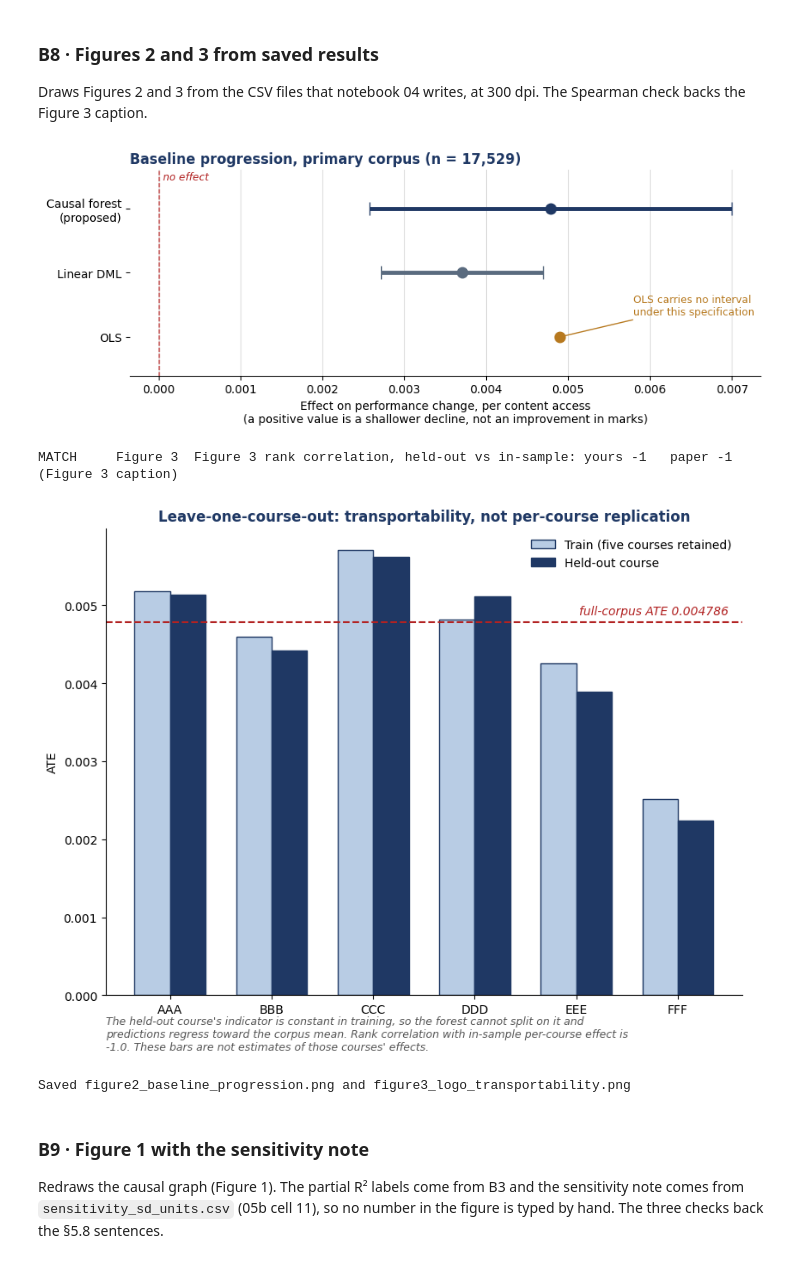
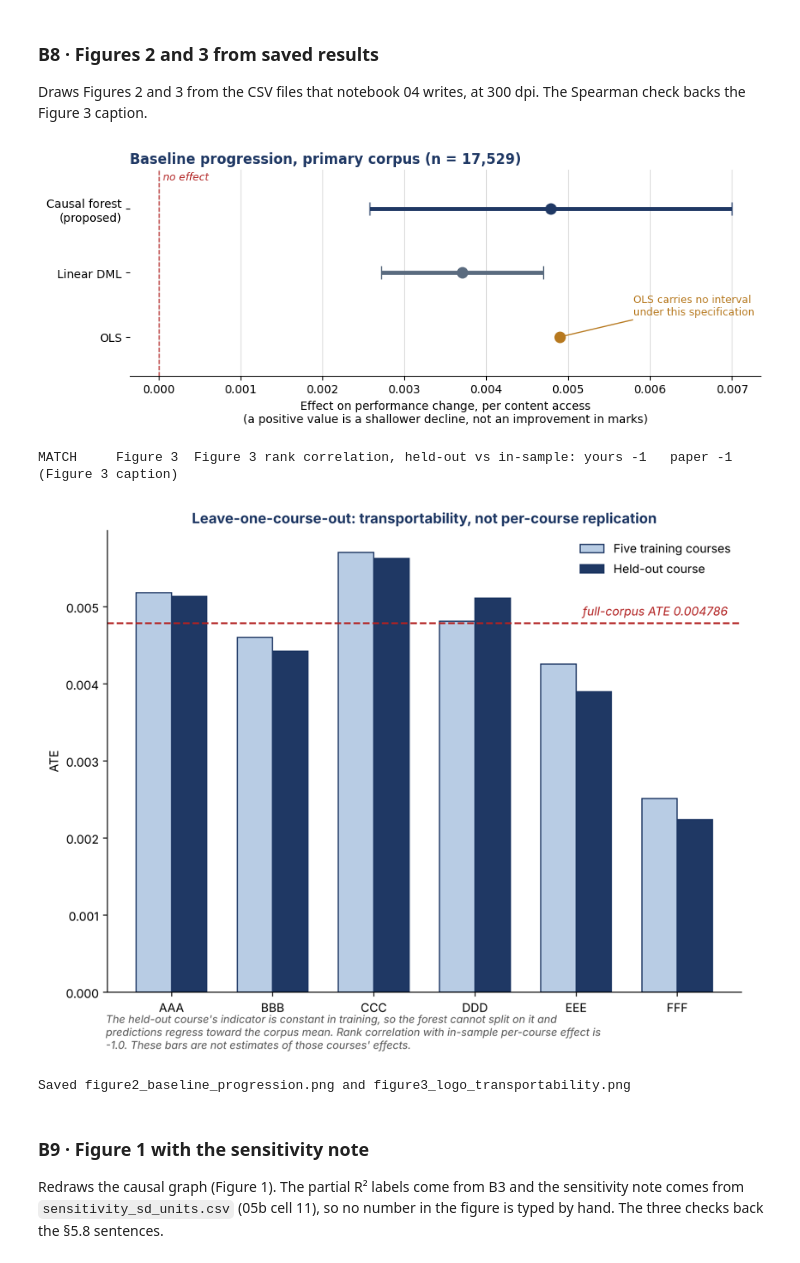
Before and after one commit to cuasalanonymous-commits/CausalMedia, a Jupyter notebook: 06_verification/06_reported_numbers.ipynb, the cells around one changed output. Cells and saved outputs as stored; diff of their text form; code cells hidden in the pictures.

Commit message:
v3: five-seed course estimates, fold-internal refit, sensitivity benchmark, Table S5; Figure 1 arrow, Figure 3 legend
Co-Authored-By: Claude Sonnet 5.5 <noreply@anthropic.com>

```diff
--- a/06_verification/06_reported_numbers.ipynb
+++ b/06_verification/06_reported_numbers.ipynb
@@ -416,35 +416,35 @@ fig.tight_layout()
 fig.savefig(f'{BASE}/figure2_baseline_progression.png', dpi=300, bbox_inches='tight')
 plt.show()
 
 logo = pd.read_csv(f'{BASE}/logo_cv_results_v2.csv').set_index('held_out_module').sort_index()
 insample = full.groupby('code_module')['cate'].mean().reindex(logo.index)
 rho = spearmanr(insample, logo['ate_heldout_module']).correlation
 check('Figure 3', 'Figure 3 rank correlation, held-out vs in-sample', rho, -1.0, 1e-9, 'Figure 3 caption')
 
 fig, ax = plt.subplots(figsize=(8.4, 6.2))
 x = np.arange(len(logo))
-ax.bar(x - 0.175, logo['ate_train_modules'], 0.35, color='#B8CCE4', edgecolor=NAVY, label='Train (five courses retained)')
+ax.bar(x - 0.175, logo['ate_train_modules'], 0.35, color='#B8CCE4', edgecolor=NAVY, label='Five training courses')
 ax.bar(x + 0.175, logo['ate_heldout_module'], 0.35, color=NAVY, edgecolor=NAVY, label='Held-out course')
 ax.axhline(ate, ls='--', color=RED, lw=1.5)
 ax.text(len(logo) - 0.5, ate + 0.0001, f'full-corpus ATE {ate:.6f}', color=RED, ha='right', style='italic')
 ax.set_xticks(x)
 ax.set_xticklabels(logo.index)
 ax.set_ylabel('ATE')
 ax.set_title('Leave-one-course-out: transportability, not per-course replication', fontweight='bold', color=NAVY)
 ax.legend(frameon=False, loc='upper right')
 for s in ['top', 'right']:
     ax.spines[s].set_visible(False)
 fig.text(0.1, -0.04, "The held-out course's indicator is constant in training, so the forest cannot split on it and\n"
          f"predictions regress toward the corpus mean. Rank correlation with in-sample per-course effect is\n"
          f"{rho:.1f}. These bars are not estimates of those courses' effects.", fontsize=9, color='#555555', style='italic')
 fig.tight_layout()
 fig.savefig(f'{BASE}/figure3_logo_transportability.png', dpi=300, bbox_inches='tight')
 plt.show()
 print('Saved figure2_baseline_progression.png and figure3_logo_transportability.png')
 # %% [output]
 [figure]
 MATCH     Figure 3  Figure 3 rank correlation, held-out vs in-sample: yours -1   paper -1   (Figure 3 caption)
-[figure, old version]
+[figure, new version]
 Saved figure2_baseline_progression.png and figure3_logo_transportability.png
 # %% [markdown]
 ### B9 · Figure 1 with the sensitivity note
```
Also changed, not shown: parts of 1 cell of this notebook, 3 other files.
